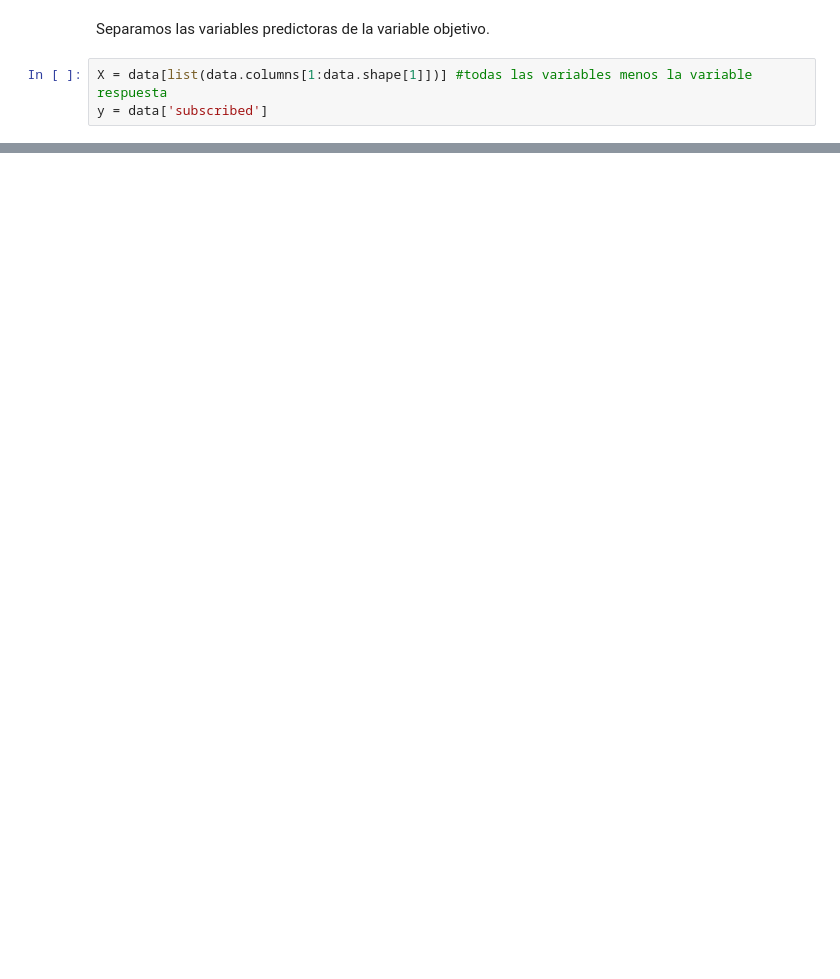
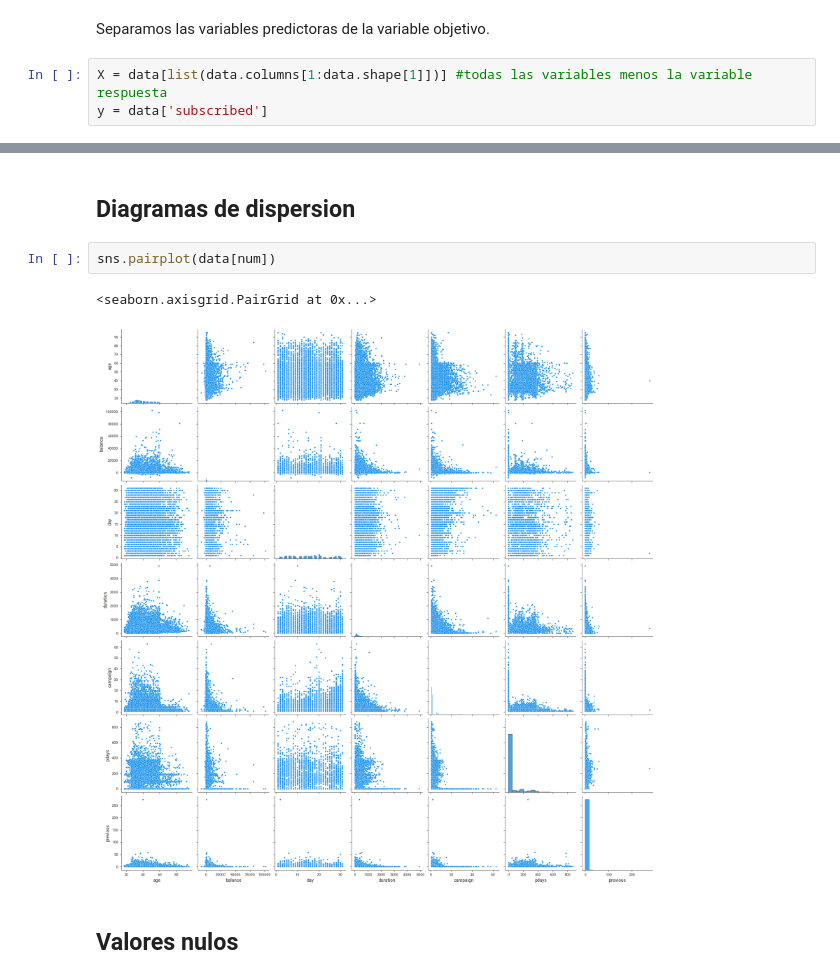
Before and after one commit to mariol-lamas/PFG-UNAV-G4, a Jupyter notebook: Src/Initial_Exp/eda.ipynb, the cells around one changed output, grey strips where cells are left out. Drawn from its saved outputs; the diff is of its cells as text; blank space fills up the shorter version.

```diff
--- a/Src/Initial_Exp/eda.ipynb
+++ b/Src/Initial_Exp/eda.ipynb
@@ -314,0 +278,9 @@ y = data['subscribed']
+# %% [markdown]
+## Diagramas de dispersion
+# %%
+sns.pairplot(data[num])
+# %% [output]
+<seaborn.axisgrid.PairGrid at 0x...>
+[figure, added]
+# %% [markdown]
+## Valores nulos
```
Also changed, not shown: parts of 31 cells of this notebook.
